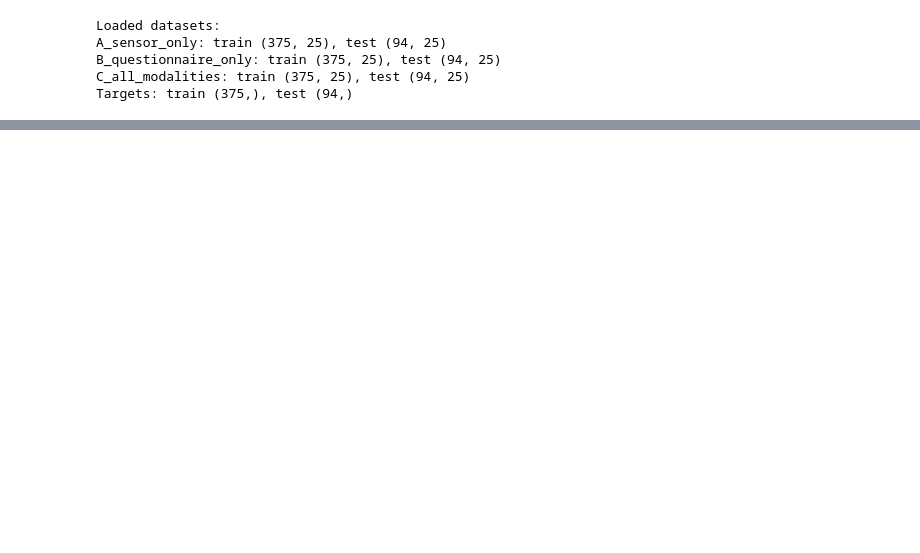
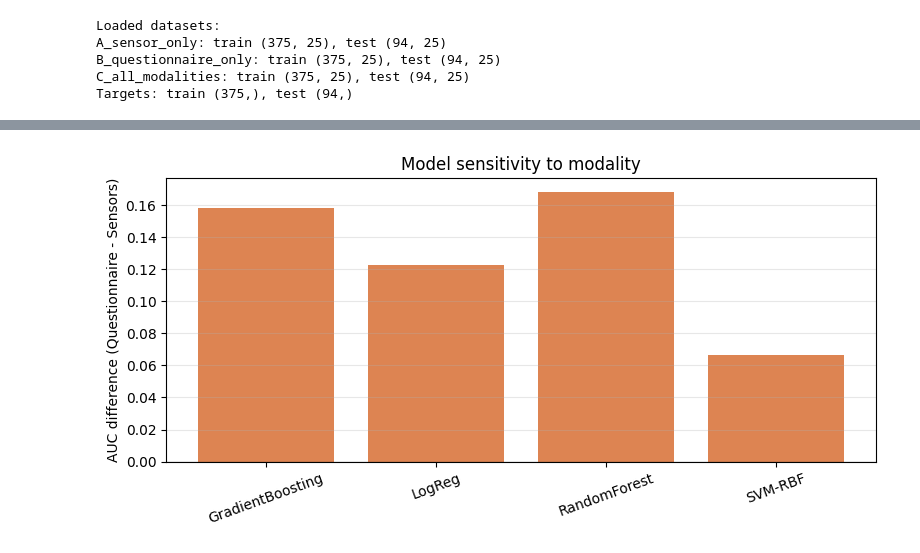
Before and after one commit to PaoloFabbri8/Behavioral-Health-Informatic-Project, a Jupyter notebook: notebooks/03_model_training/03b_model_training_no_demo_objective.ipynb, the cells around one changed output, grey strips where cells are left out. Cells and saved outputs as stored; diff of their text form; code cells hidden in the pictures; blank space fills up the shorter version.

```diff
--- a/notebooks/03_model_training/03b_model_training_no_demo_objective.ipynb
+++ b/notebooks/03_model_training/03b_model_training_no_demo_objective.ipynb
@@ -289,0 +357,90 @@ Correlation between RF importance and permutation importance: 0.684
+# %%
+# 2) Model-level benchmark for A (sensors) and B (questionnaires)
+
+model_bank = {
+    'LogReg': Pipeline([
+        ('scaler', StandardScaler()),
+        ('clf', LogisticRegression(max_iter=3000, class_weight='balanced', random_state=42))
+    ]),
+    'SVM-RBF': Pipeline([
+        ('scaler', StandardScaler()),
+        ('clf', SVC(kernel='rbf', C=1.0, gamma='scale', probability=True, class_weight='balanced', random_state=42))
+    ]),
+    'RandomForest': RandomForestClassifier(**best_params['A_sensor_only'], random_state=42, n_jobs=-1),
+    'GradientBoosting': GradientBoostingClassifier(random_state=42)
+}
+
+benchmark_rows = []
+
+for model_name, model_obj in model_bank.items():
+    # Sensors only (A)
+    Xtr_A = setups['A_sensor_only']['X_train']
+    Xte_A = setups['A_sensor_only']['X_test']
+    model_obj.fit(Xtr_A, y_train)
+    pred_A = model_obj.predict(Xte_A)
+    prob_A = model_obj.predict_proba(Xte_A)[:, 1]
+
+    benchmark_rows.append({
+        'Model': model_name,
+        'Setup': 'Sensors (A)',
+        'AUC': roc_auc_score(y_test, prob_A),
+        'F1': f1_score(y_test, pred_A),
+        'Balanced_Accuracy': balanced_accuracy_score(y_test, pred_A)
+    })
+
+    # Questionnaire only (B)
+    Xtr_B = setups['B_questionnaire_only']['X_train']
+    Xte_B = setups['B_questionnaire_only']['X_test']
+    model_obj.fit(Xtr_B, y_train)
+    pred_B = model_obj.predict(Xte_B)
+    prob_B = model_obj.predict_proba(Xte_B)[:, 1]
+
+    benchmark_rows.append({
+        'Model': model_name,
+        'Setup': 'Questionnaire (B)',
+        'AUC': roc_auc_score(y_test, prob_B),
+        'F1': f1_score(y_test, pred_B),
+        'Balanced_Accuracy': balanced_accuracy_score(y_test, pred_B)
+    })
+
+benchmark_df = pd.DataFrame(benchmark_rows)
+print('Benchmark summary:')
+display(benchmark_df.round(3))
+
+# AUC delta (B - A) by model
+pivot_auc = benchmark_df.pivot(index='Model', columns='Setup', values='AUC')
+pivot_auc['Delta_AUC_B_minus_A'] = pivot_auc['Questionnaire (B)'] - pivot_auc['Sensors (A)']
+print('AUC gap by model (Questionnaire - Sensors):')
+display(pivot_auc[['Sensors (A)', 'Questionnaire (B)', 'Delta_AUC_B_minus_A']].round(3))
+
+# Plot 1: model sensitivity (gap)
+plt.figure(figsize=(8, 4))
+colors = ['#DD8452' if v >= 0 else '#4C72B0' for v in pivot_auc['Delta_AUC_B_minus_A']]
+plt.bar(pivot_auc.index, pivot_auc['Delta_AUC_B_minus_A'], color=colors)
+plt.axhline(0, color='black', linewidth=0.8)
+plt.ylabel('AUC difference (Questionnaire - Sensors)')
+plt.title('Model sensitivity to modality')
+plt.xticks(rotation=20)
+plt.grid(axis='y', alpha=0.3)
+plt.tight_layout()
+plt.show()
+
+# Plot 2: absolute model performance (AUC only)
+auc_pivot = benchmark_df.pivot(index='Model', columns='Setup', values='AUC')
+auc_pivot = auc_pivot[['Sensors (A)', 'Questionnaire (B)']]
+
+x = np.arange(len(auc_pivot.index))
+width = 0.35
+
+plt.figure(figsize=(9, 4))
+plt.bar(x - width / 2, auc_pivot['Sensors (A)'], width, label='Sensors (A)', color='#4C72B0')
+plt.bar(x + width / 2, auc_pivot['Questionnaire (B)'], width, label='Questionnaire (B)', color='#DD8452')
+plt.xticks(x, auc_pivot.index, rotation=20)
+plt.ylim(0.5, 1.0)
+plt.ylabel('AUC')
+plt.title('Absolute model performance by modality (AUC only)')
+plt.grid(axis='y', alpha=0.3)
+plt.legend(loc='lower right')
+plt.tight_layout()
+plt.show()
+# %% [output]
@@ -289,0 +464 @@ Correlation between RF importance and permutation importance: 0.684
+[figure, added]
```
Also changed, not shown: parts of 12 cells of this notebook, 1 other file.
